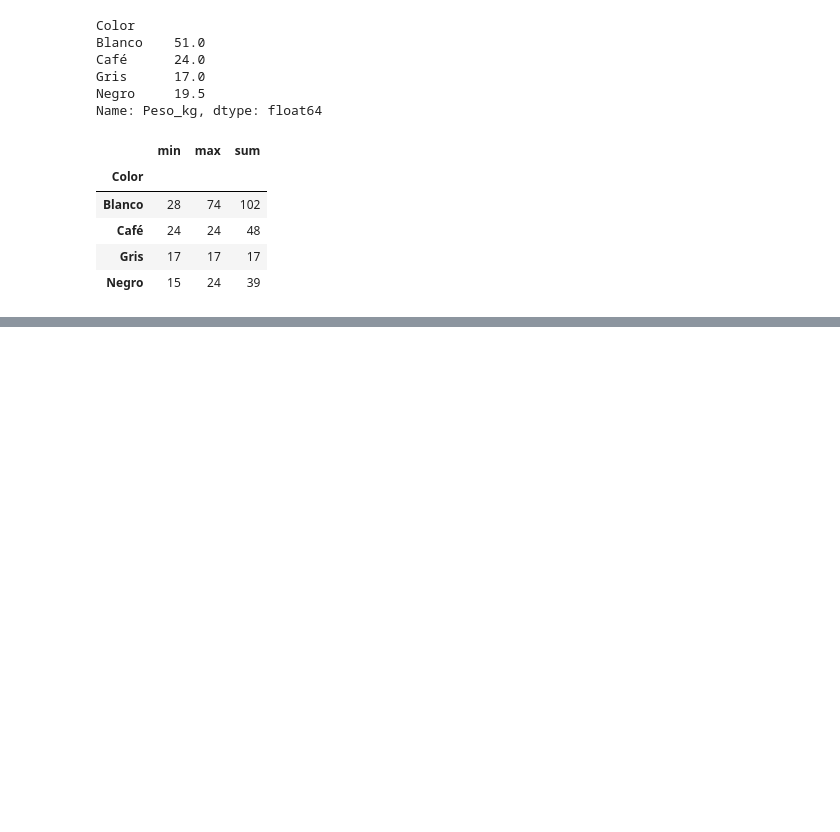
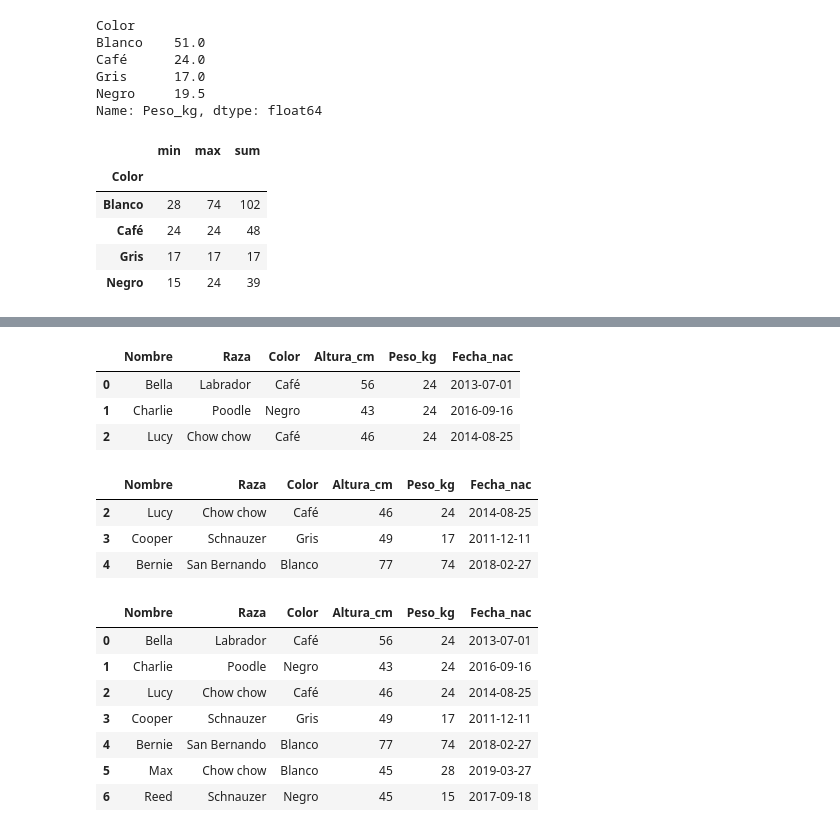
Before and after one commit to Benmaza/Benmaza, a Jupyter notebook: EBAC/10_Dataframes.ipynb, the cells around one changed output, grey strips where cells are left out. Saved outputs shown, nothing was run; the diff lists cells and outputs as text; code cells hidden in the pictures; blank space fills up the shorter version.

```diff
--- a/EBAC/10_Dataframes.ipynb
+++ b/EBAC/10_Dataframes.ipynb
@@ -175,0 +207,5 @@ df.pivot_table(values='Peso_kg',index='Color',columns='Raza',fill_value= "-",mar
+# %%
+# eliminar un indice y su columna
+df_ind = df.set_index("Nombre")
+df_ind = df_ind.reset_index(drop=True)
+df_ind
@@ -175,0 +229,4 @@ df.pivot_table(values='Peso_kg',index='Color',columns='Raza',fill_value= "-",mar
+# %%
+# buscar valores por indice opcion 2
+df_ind=df.set_index('Nombre')
+df_ind.loc[['Bella','Charlie']]
@@ -175,0 +238,3 @@ df.pivot_table(values='Peso_kg',index='Color',columns='Raza',fill_value= "-",mar
+# %%
+df_ind2=df.set_index(['Raza','Color'])
+df_ind2
@@ -175,0 +292,25 @@ df.pivot_table(values='Peso_kg',index='Color',columns='Raza',fill_value= "-",mar
+# %%
+df[:3]
+# %% [output]
+|  | Nombre | Raza | Color | Altura_cm | Peso_kg | Fecha_nac |
+| 0 | Bella | Labrador | Café | 56 | 24 | 2013-07-01 |
+| 1 | Charlie | Poodle | Negro | 43 | 24 | 2016-09-16 |
+| 2 | Lucy | Chow chow | Café | 46 | 24 | 2014-08-25 |
+# %%
+df[2:5]
+# %% [output]
+|  | Nombre | Raza | Color | Altura_cm | Peso_kg | Fecha_nac |
+| 2 | Lucy | Chow chow | Café | 46 | 24 | 2014-08-25 |
+| 3 | Cooper | Schnauzer | Gris | 49 | 17 | 2011-12-11 |
+| 4 | Bernie | San Bernando | Blanco | 77 | 74 | 2018-02-27 |
+# %%
+df[:]
+# %% [output]
+|  | Nombre | Raza | Color | Altura_cm | Peso_kg | Fecha_nac |
+| 0 | Bella | Labrador | Café | 56 | 24 | 2013-07-01 |
+| 1 | Charlie | Poodle | Negro | 43 | 24 | 2016-09-16 |
+| 2 | Lucy | Chow chow | Café | 46 | 24 | 2014-08-25 |
+| 3 | Cooper | Schnauzer | Gris | 49 | 17 | 2011-12-11 |
+| 4 | Bernie | San Bernando | Blanco | 77 | 74 | 2018-02-27 |
+| 5 | Max | Chow chow | Blanco | 45 | 28 | 2019-03-27 |
+| 6 | Reed | Schnauzer | Negro | 45 | 15 | 2017-09-18 |
```
Also changed, not shown: parts of 26 cells of this notebook, 3 other files.
